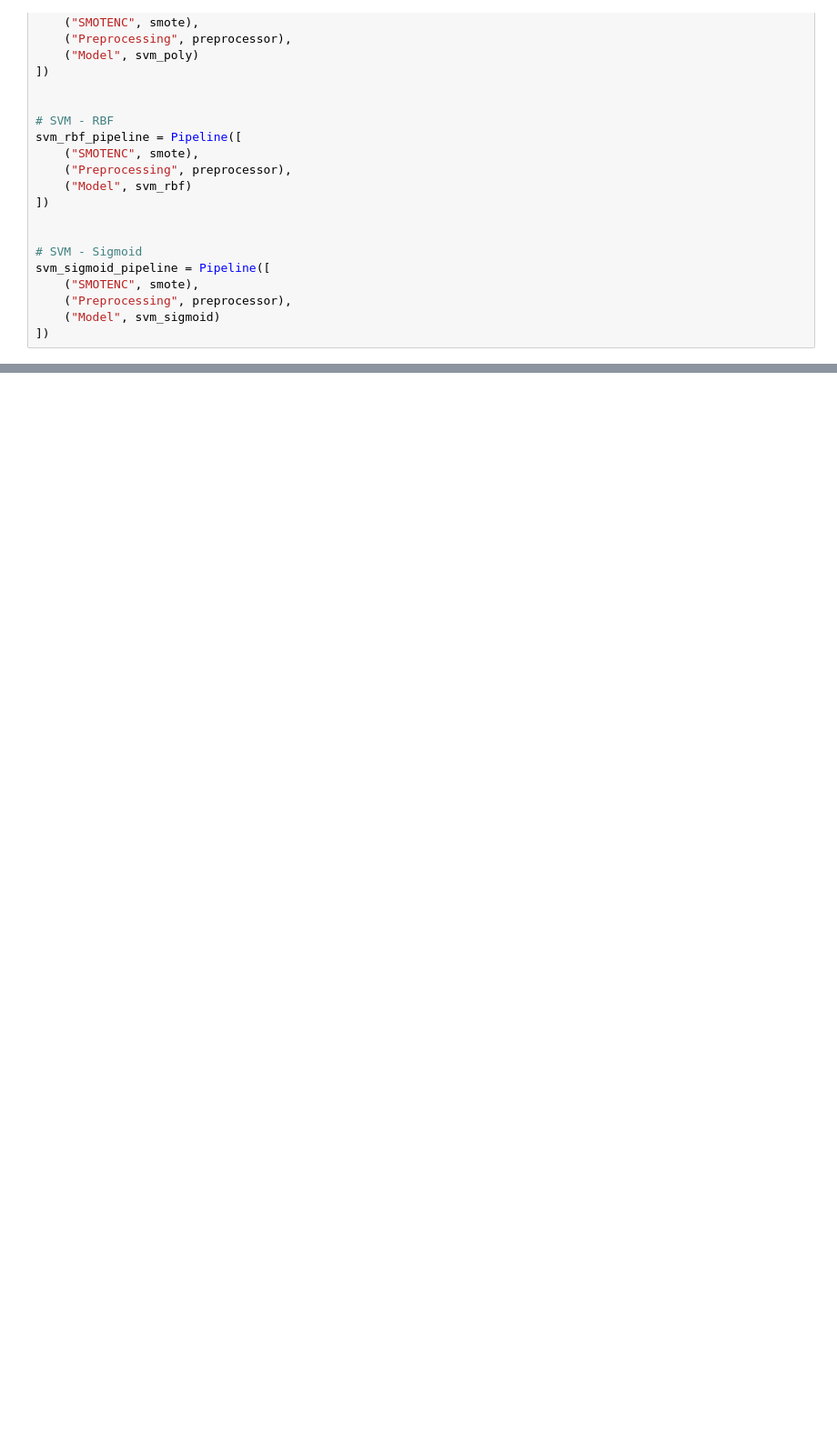
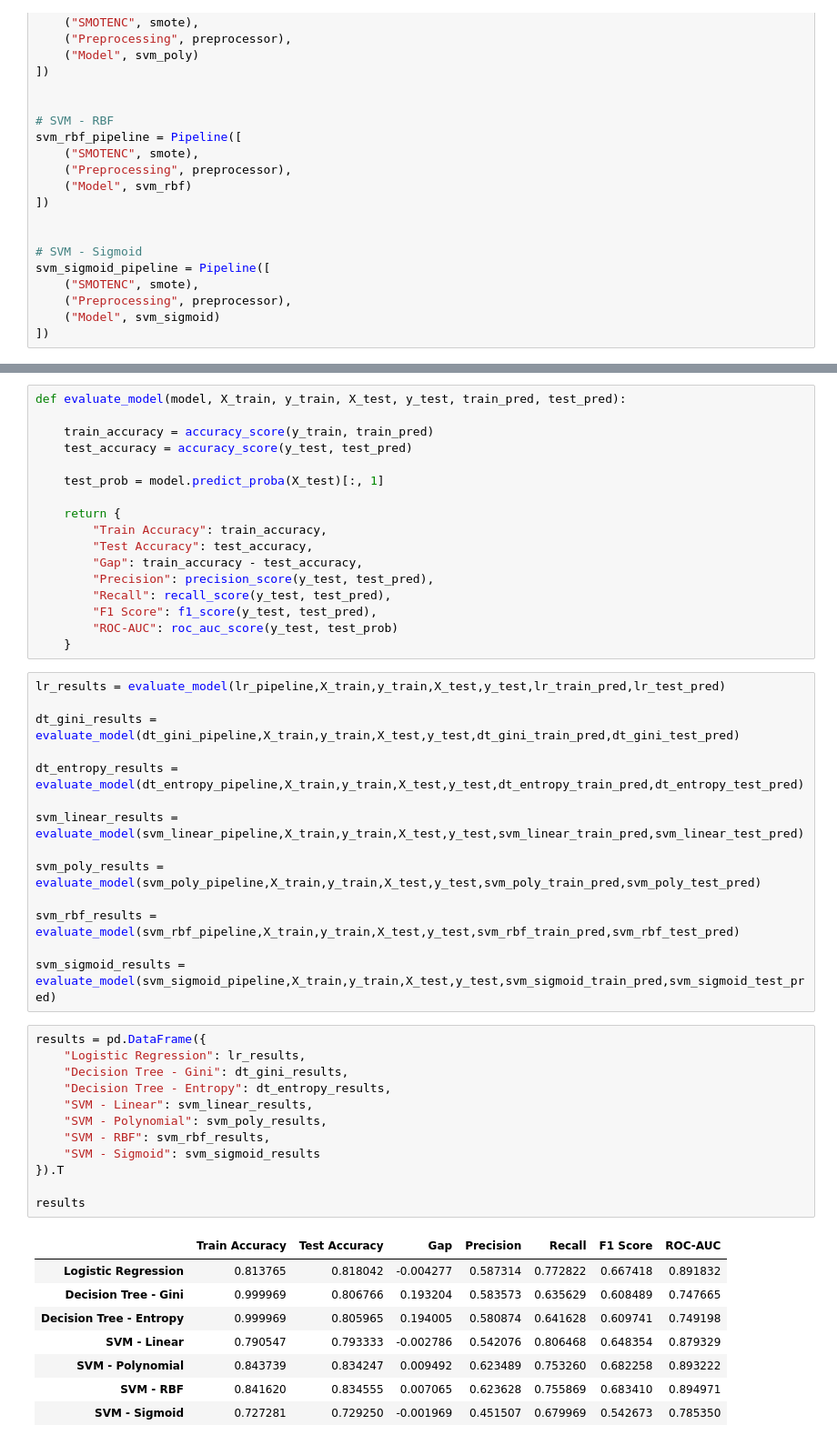
Before and after one commit to CrackGamed/Census_Income_ML_project, a Jupyter notebook: notebooks/CENSUS_INCOME.ipynb, the cells around one changed output, grey strips where cells are left out. Shown at 91% size. Cells and saved outputs as stored; diff of their text form; blank space fills up the shorter version.

```diff
--- a/notebooks/CENSUS_INCOME.ipynb
+++ b/notebooks/CENSUS_INCOME.ipynb
@@ -909,0 +918,52 @@ svm_sigmoid_test_pred = svm_sigmoid_pipeline.predict(X_test)
+# %%
+def evaluate_model(model, X_train, y_train, X_test, y_test, train_pred, test_pred):
+
+    train_accuracy = accuracy_score(y_train, train_pred)
+    test_accuracy = accuracy_score(y_test, test_pred)
+
+    test_prob = model.predict_proba(X_test)[:, 1]
+
+    return {
+        "Train Accuracy": train_accuracy,
+        "Test Accuracy": test_accuracy,
+        "Gap": train_accuracy - test_accuracy,
+        "Precision": precision_score(y_test, test_pred),
+        "Recall": recall_score(y_test, test_pred),
+        "F1 Score": f1_score(y_test, test_pred),
+        "ROC-AUC": roc_auc_score(y_test, test_prob)
+    }
+# %%
+lr_results = evaluate_model(lr_pipeline,X_train,y_train,X_test,y_test,lr_train_pred,lr_test_pred)
+
+dt_gini_results = evaluate_model(dt_gini_pipeline,X_train,y_train,X_test,y_test,dt_gini_train_pred,dt_gini_test_pred)
+
+dt_entropy_results = evaluate_model(dt_entropy_pipeline,X_train,y_train,X_test,y_test,dt_entropy_train_pred,dt_entropy_test_pred)
+
+svm_linear_results = evaluate_model(svm_linear_pipeline,X_train,y_train,X_test,y_test,svm_linear_train_pred,svm_linear_test_pred)
+
+svm_poly_results = evaluate_model(svm_poly_pipeline,X_train,y_train,X_test,y_test,svm_poly_train_pred,svm_poly_test_pred)
+
+svm_rbf_results = evaluate_model(svm_rbf_pipeline,X_train,y_train,X_test,y_test,svm_rbf_train_pred,svm_rbf_test_pred)
+
+svm_sigmoid_results = evaluate_model(svm_sigmoid_pipeline,X_train,y_train,X_test,y_test,svm_sigmoid_train_pred,svm_sigmoid_test_pred)
+# %%
+results = pd.DataFrame({
+    "Logistic Regression": lr_results,
+    "Decision Tree - Gini": dt_gini_results,
+    "Decision Tree - Entropy": dt_entropy_results,
+    "SVM - Linear": svm_linear_results,
+    "SVM - Polynomial": svm_poly_results,
+    "SVM - RBF": svm_rbf_results,
+    "SVM - Sigmoid": svm_sigmoid_results
+}).T
+
+results
+# %% [output]
+|  | Train Accuracy | Test Accuracy | Gap | Precision | Recall | F1 Score | ROC-AUC |
+| Logistic Regression | 0.813765 | 0.818042 | -0.004277 | 0.587314 | 0.772822 | 0.667418 | 0.891832 |
+| Decision Tree - Gini | 0.999969 | 0.806766 | 0.193204 | 0.583573 | 0.635629 | 0.608489 | 0.747665 |
+| Decision Tree - Entropy | 0.999969 | 0.805965 | 0.194005 | 0.580874 | 0.641628 | 0.609741 | 0.749198 |
+| SVM - Linear | 0.790547 | 0.793333 | -0.002786 | 0.542076 | 0.806468 | 0.648354 | 0.879329 |
+| SVM - Polynomial | 0.843739 | 0.834247 | 0.009492 | 0.623489 | 0.753260 | 0.682258 | 0.893222 |
+| SVM - RBF | 0.841620 | 0.834555 | 0.007065 | 0.623628 | 0.755869 | 0.683410 | 0.894971 |
+| SVM - Sigmoid | 0.727281 | 0.729250 | -0.001969 | 0.451507 | 0.679969 | 0.542673 | 0.785350 |
```
Also changed, not shown: parts of 26 cells of this notebook.
